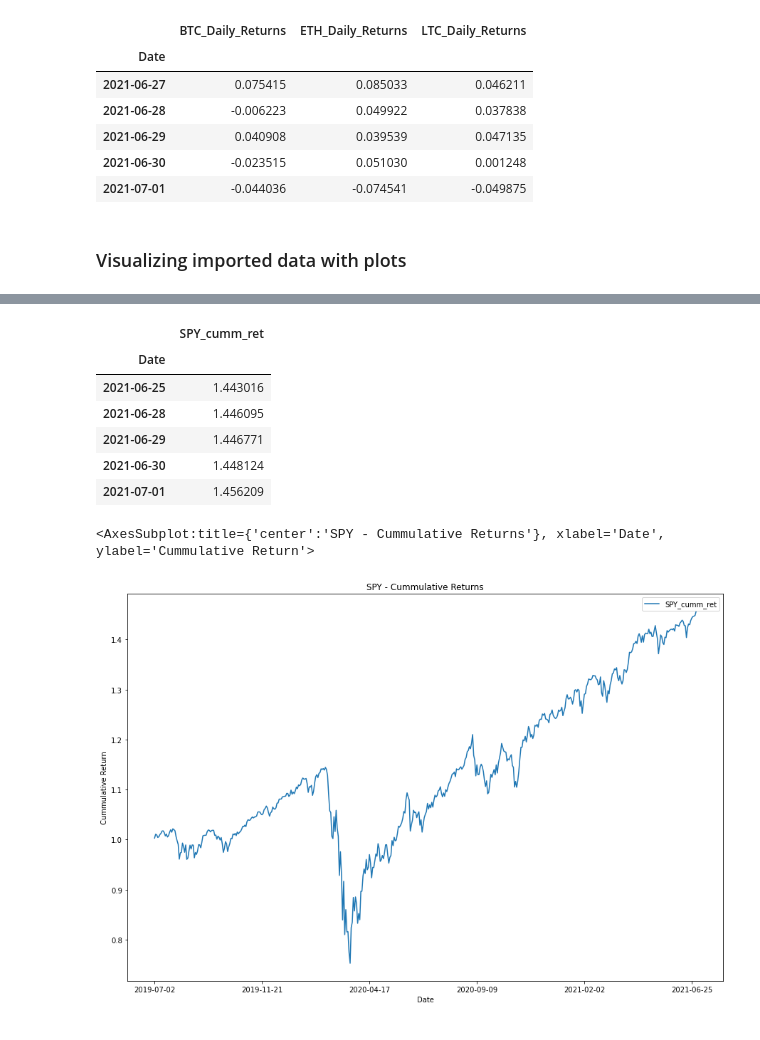
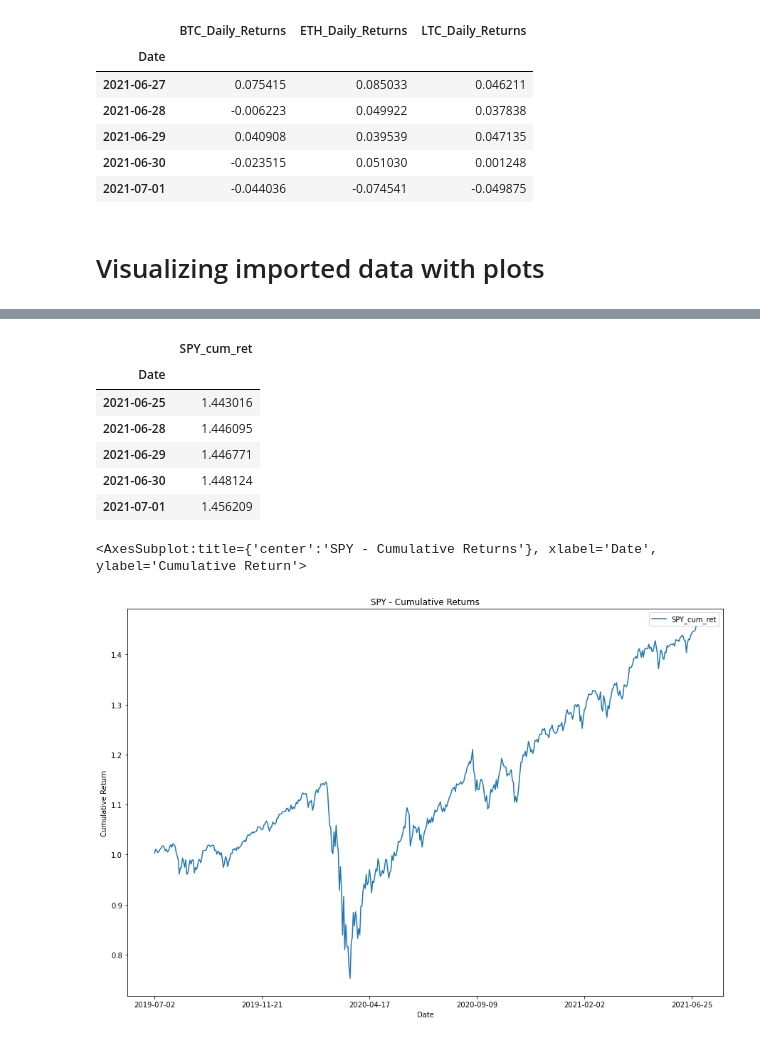
Before and after one commit to jpweldon/Cryptocurrency_Stock_Correlation, a Jupyter notebook: Data_Analysis/data_analysis.ipynb, the cells around one changed output, grey strips where cells are left out. Drawn from its saved outputs; the diff is of its cells as text; code cells hidden in the pictures.

Commit message:
added more plots, organized cells, added commentary to code

```diff
--- a/Data_Analysis/data_analysis.ipynb
+++ b/Data_Analysis/data_analysis.ipynb
@@ -181,7 +215,7 @@ display(crypto_historic_daily_returns.tail())
 | 2021-06-30 | -0.023515 | 0.051030 | 0.001248 |
 | 2021-07-01 | -0.044036 | -0.074541 | -0.049875 |
 # %% [markdown]
-### Visualizing imported data with plots
+# Visualizing imported data with plots
 # %%
 # Create the plot for the daily returns spy
 plot_daily_returns_spy = spy_daily_returns.hvplot.box(
@@ -231,15 +252,15 @@ overlay_plot
 # %% [output]
 [interactive output not drawn]
 # %%
-# Create new DataFrame of cummulative returns
-spy_cummulative_return = (1 + spy_daily_returns).cumprod()
-columns = ['SPY_cumm_ret']
-spy_cummulative_return.columns = columns
+# Create new DataFrame of cumulative returns
+spy_cumulative_return = (1 + spy_daily_returns).cumprod()
+columns = ['SPY_cum_ret']
+spy_cumulative_return.columns = columns
 
 # Verify function worked by reviewing last few lines of DataFrame
-spy_cummulative_return.tail()
+spy_cumulative_return.tail()
 # %% [output]
-|  | SPY_cumm_ret |
+|  | SPY_cum_ret |
 | Date |  |
 | 2021-06-25 | 1.443016 |
 | 2021-06-28 | 1.446095 |
@@ -247,11 +268,12 @@ spy_cummulative_return.tail()
 | 2021-06-30 | 1.448124 |
 | 2021-07-01 | 1.456209 |
 # %%
-spy_cummulative_return.plot(
+# Plot the SPY Daily Returns
+spy_cumulative_return.plot(
     figsize = (15,10),
-    title = 'SPY - Cummulative Returns',
-    ylabel='Cummulative Return'
+    title = 'SPY - Cumulative Returns',
+    ylabel = 'Cumulative Return'
 )
 # %% [output]
-<AxesSubplot:title={'center':'SPY - Cummulative Returns'}, xlabel='Date', ylabel='Cummulative Return'>
+<AxesSubplot:title={'center':'SPY - Cumulative Returns'}, xlabel='Date', ylabel='Cumulative Return'>
-[figure, old version]
+[figure, new version]
```
Also changed, not shown: parts of 15 cells of this notebook.
